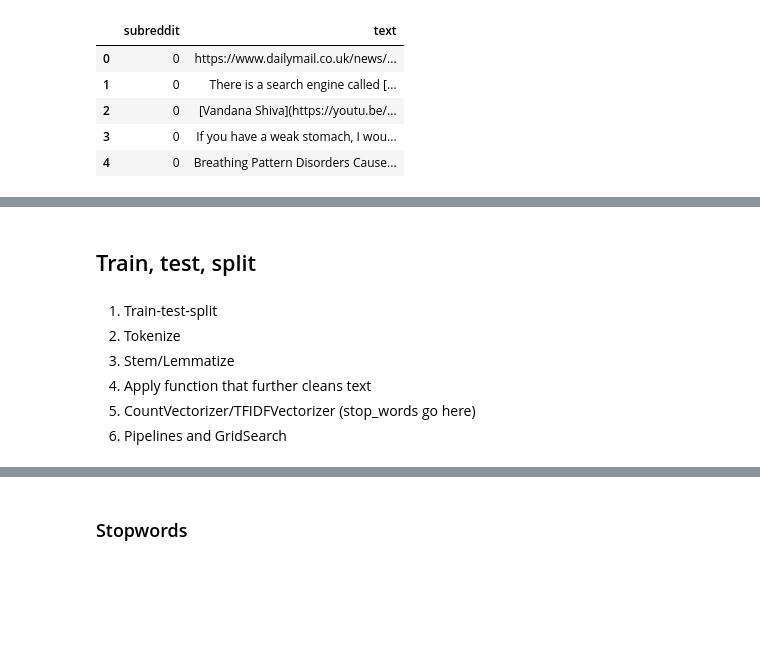
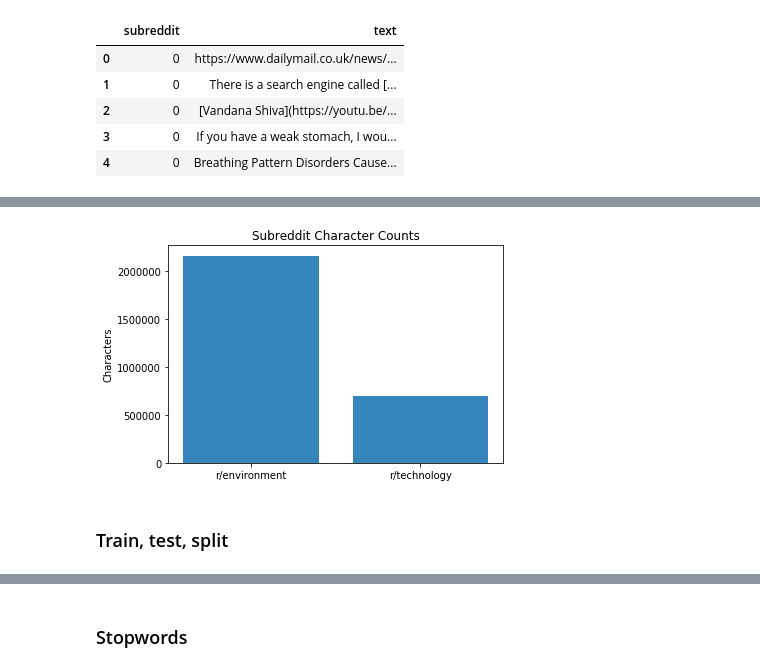
Before and after one commit to jessicarose00/nlp_reddit, a Jupyter notebook: code/02_NLP.ipynb, the cells around one changed output, grey strips where cells are left out. Drawn from its saved outputs; the diff is of its cells as text; code cells hidden in the pictures; blank space fills up the shorter version.

```diff
--- a/code/02_NLP.ipynb
+++ b/code/02_NLP.ipynb
@@ -74,12 +92,17 @@ def word_count(num):
+# %%
+# Plot difference in number of characters
+objects = ('r/environment', 'r/technology')
+y_pos = np.arange(len(objects))
+height = [env_char, tech_char]
+
+plt.bar(y_pos, height, align='center', alpha=0.9)
+plt.xticks(y_pos, objects)
+plt.ylabel('Characters')
+plt.title('Subreddit Character Counts');
+# %% [output]
+[figure, added]
 # %% [markdown]
-## Train, test, split
+### Train, test, split
-# %% [markdown]
-1. Train-test-split
-2. Tokenize
-3. Stem/Lemmatize
-4. Apply function that further cleans text
-5. CountVectorizer/TFIDFVectorizer (stop_words go here)
-6. Pipelines and GridSearch
 # %%
 # prepare the data for modeling
 X = posts['text']
```
Also changed, not shown: parts of 68 cells of this notebook, 2 other files.
